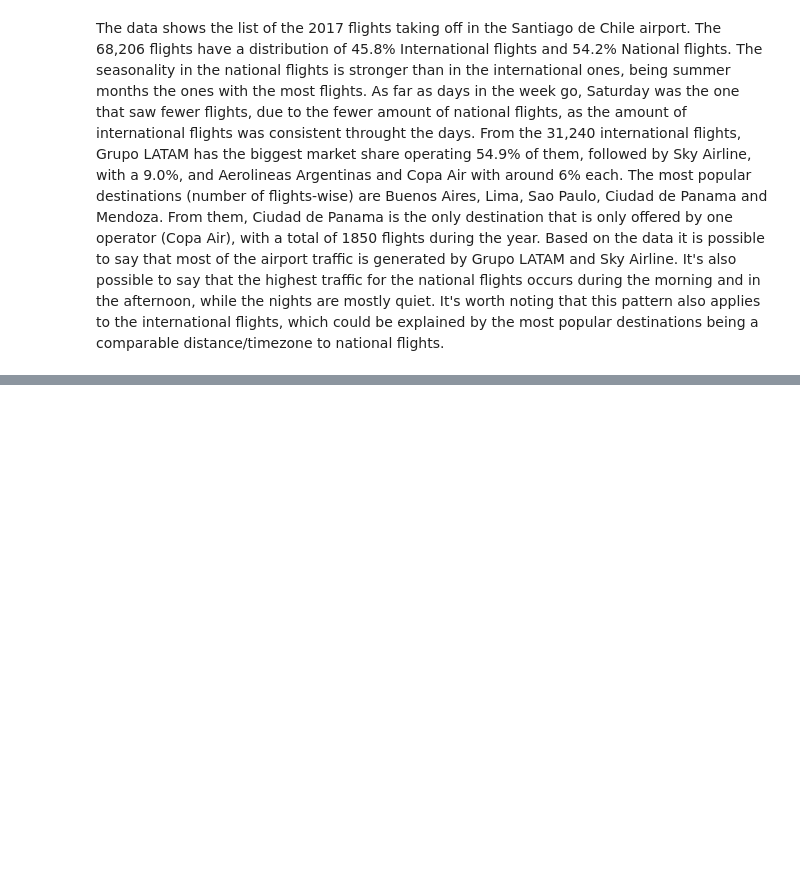
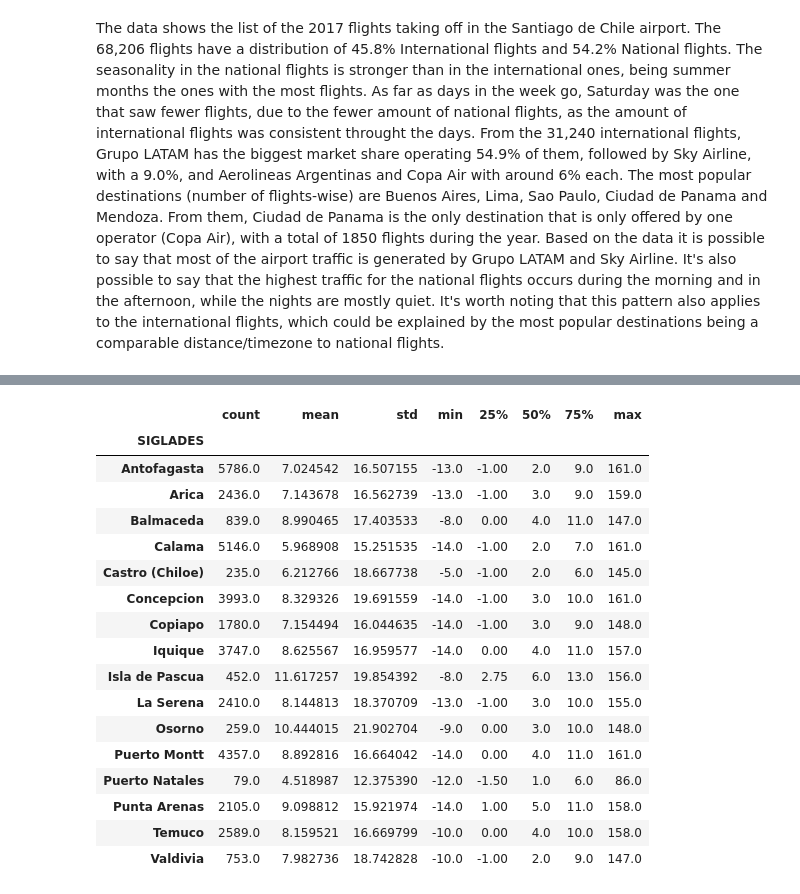
Before and after one commit to CamilaTr/DSC, a Jupyter notebook: solution.ipynb, the cells around one changed output, grey strips where cells are left out. Cells and saved outputs as stored; diff of their text form; code cells hidden in the pictures; blank space fills up the shorter version.

```diff
--- a/solution.ipynb
+++ b/solution.ipynb
@@ -182,0 +229,21 @@ Based on the data it is possible to say that most of the airport traffic is gene
+# %%
+dataset[dataset['TIPOVUELO']=='N'].groupby('SIGLADES')['min_diff'].describe()
+# %% [output]
+|  | count | mean | std | min | 25% | 50% | 75% | max |
+| SIGLADES |  |  |  |  |  |  |  |  |
+| Antofagasta | 5786.0 | 7.024542 | 16.507155 | -13.0 | -1.00 | 2.0 | 9.0 | 161.0 |
+| Arica | 2436.0 | 7.143678 | 16.562739 | -13.0 | -1.00 | 3.0 | 9.0 | 159.0 |
+| Balmaceda | 839.0 | 8.990465 | 17.403533 | -8.0 | 0.00 | 4.0 | 11.0 | 147.0 |
+| Calama | 5146.0 | 5.968908 | 15.251535 | -14.0 | -1.00 | 2.0 | 7.0 | 161.0 |
+| Castro (Chiloe) | 235.0 | 6.212766 | 18.667738 | -5.0 | -1.00 | 2.0 | 6.0 | 145.0 |
+| Concepcion | 3993.0 | 8.329326 | 19.691559 | -14.0 | -1.00 | 3.0 | 10.0 | 161.0 |
+| Copiapo | 1780.0 | 7.154494 | 16.044635 | -14.0 | -1.00 | 3.0 | 9.0 | 148.0 |
+| Iquique | 3747.0 | 8.625567 | 16.959577 | -14.0 | 0.00 | 4.0 | 11.0 | 157.0 |
+| Isla de Pascua | 452.0 | 11.617257 | 19.854392 | -8.0 | 2.75 | 6.0 | 13.0 | 156.0 |
+| La Serena | 2410.0 | 8.144813 | 18.370709 | -13.0 | -1.00 | 3.0 | 10.0 | 155.0 |
+| Osorno | 259.0 | 10.444015 | 21.902704 | -9.0 | 0.00 | 3.0 | 10.0 | 148.0 |
+| Puerto Montt | 4357.0 | 8.892816 | 16.664042 | -14.0 | 0.00 | 4.0 | 11.0 | 161.0 |
+| Puerto Natales | 79.0 | 4.518987 | 12.375390 | -12.0 | -1.50 | 1.0 | 6.0 | 86.0 |
+| Punta Arenas | 2105.0 | 9.098812 | 15.921974 | -14.0 | 1.00 | 5.0 | 11.0 | 158.0 |
+| Temuco | 2589.0 | 8.159521 | 16.669799 | -10.0 | 0.00 | 4.0 | 10.0 | 158.0 |
+| Valdivia | 753.0 | 7.982736 | 18.742828 | -10.0 | -1.00 | 2.0 | 9.0 | 147.0 |
```
Also changed, not shown: parts of 10 cells of this notebook.
